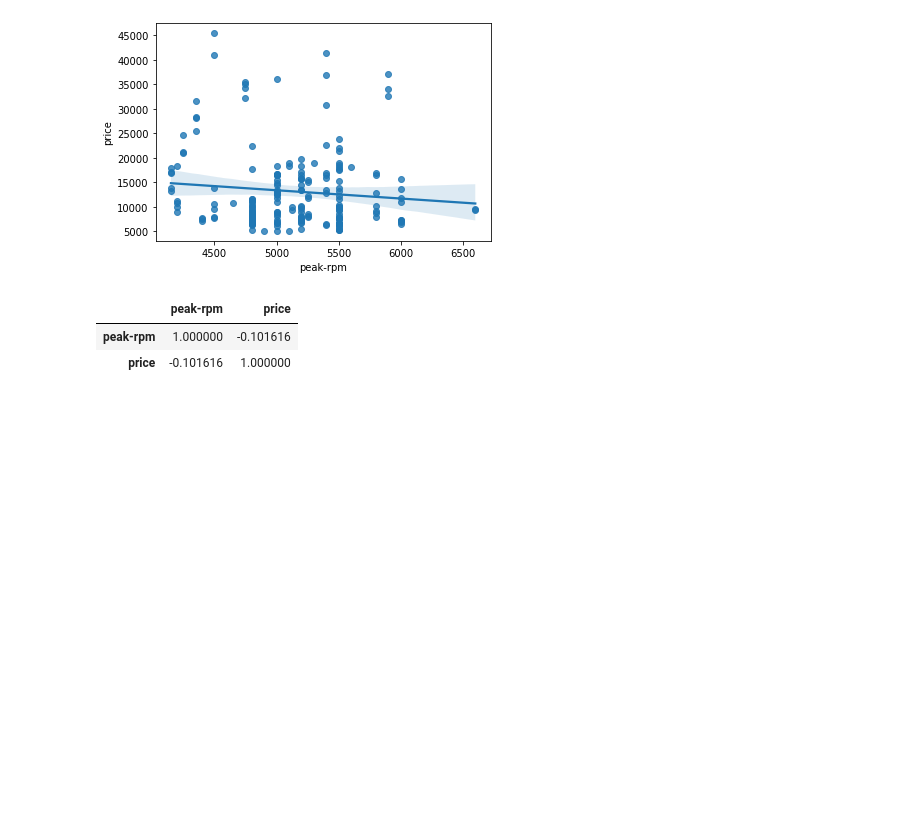
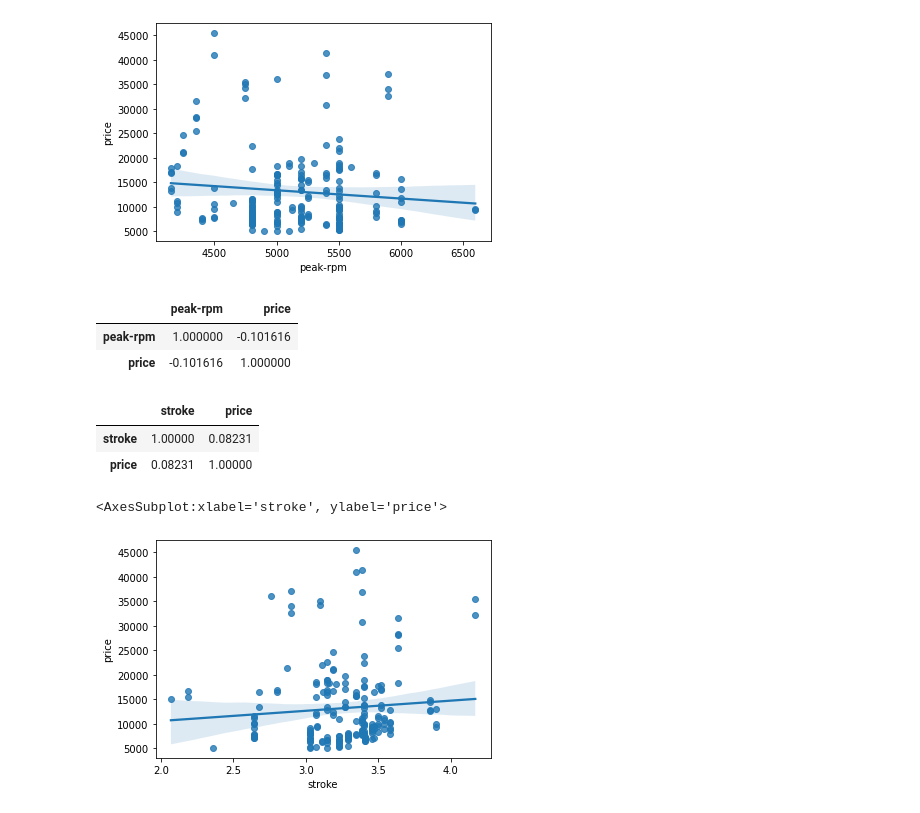
Before and after one commit to saimun4all/Exploratory-Data-Analysis, a Jupyter notebook: Exploratory_analysis_cars.ipynb, the cells around one changed output. Cells and saved outputs as stored; diff of their text form; code cells hidden in the pictures; blank space fills up the shorter version.

Commit message:
Analyze relationship between "stroke" and "price"

```diff
--- a/Exploratory_analysis_cars.ipynb
+++ b/Exploratory_analysis_cars.ipynb
@@ -119,3 +119,15 @@ df[["peak-rpm", "price"]].corr()
 |  | peak-rpm | price |
 | peak-rpm | 1.000000 | -0.101616 |
 | price | -0.101616 | 1.000000 |
+# %%
+# Find out correlation between the variables "stroke" and "price"
+df[["stroke", "price"]].corr()
+# %% [output]
+|  | stroke | price |
+| stroke | 1.00000 | 0.08231 |
+| price | 0.08231 | 1.00000 |
+# %%
+sns.regplot(x="stroke", y="price", data=df)
+# %% [output]
+<AxesSubplot:xlabel='stroke', ylabel='price'>
+[figure, added]
```
Also changed, not shown: parts of 1 cell of this notebook.
